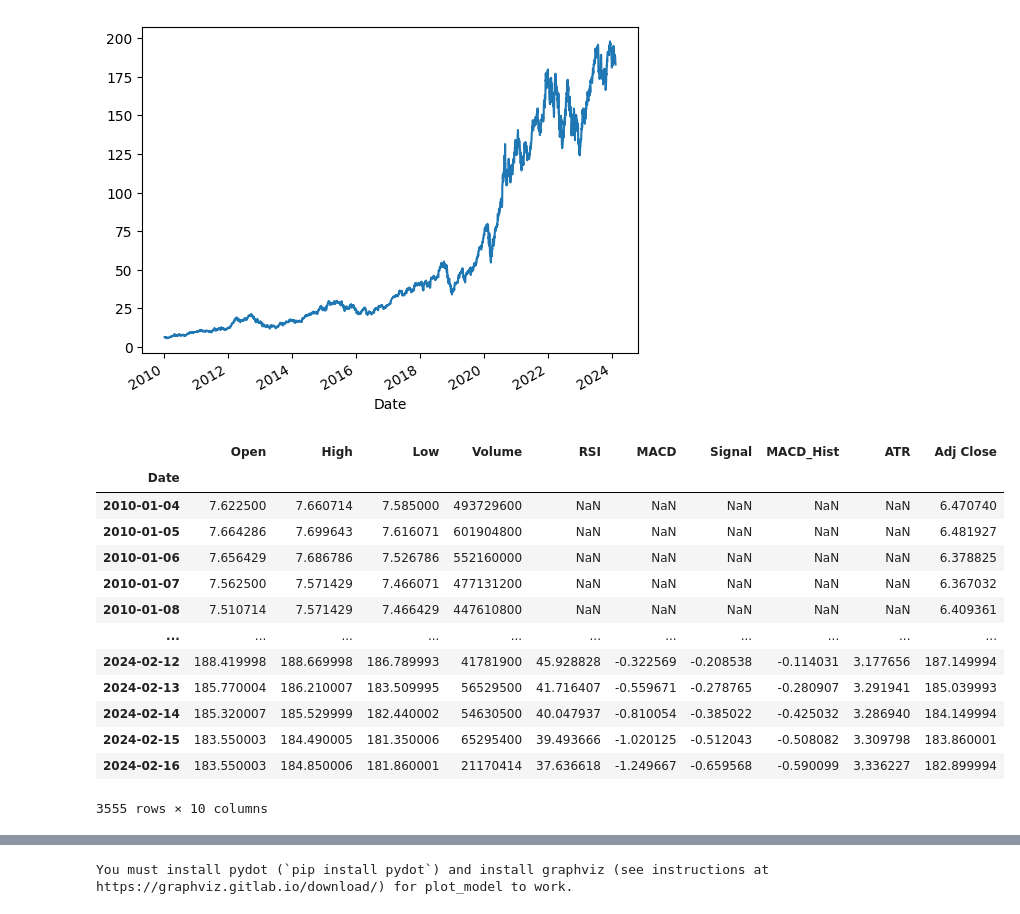
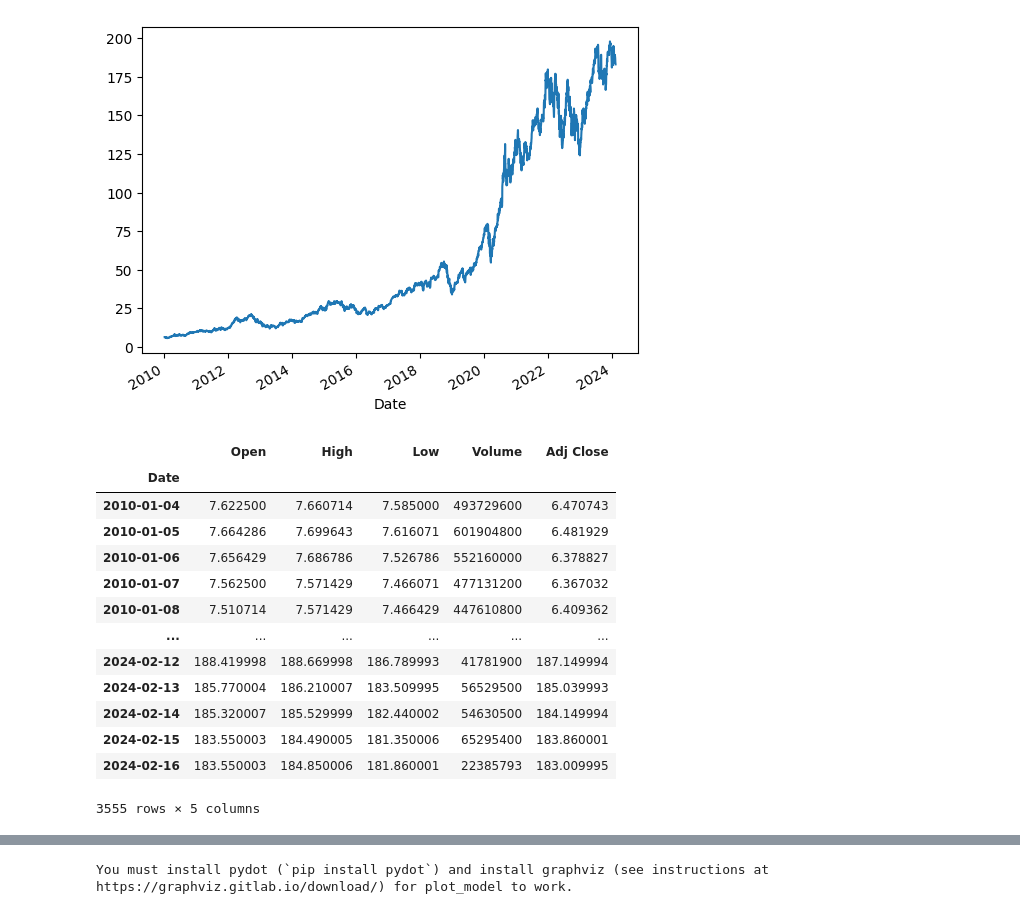
Before and after one commit to vuanhngo14/StockSage, a Jupyter notebook: stocksage_mainDraft.ipynb, the cells around one changed output, grey strips where cells are left out. Drawn from its saved outputs; the diff is of its cells as text; code cells hidden in the pictures.

```diff
--- a/stocksage_mainDraft.ipynb
+++ b/stocksage_mainDraft.ipynb
@@ -61,8 +61,8 @@ df['RSI'] = RSI(df['Close'], timeperiod=14)
 # Moving Average Convergence Divergence (MACD): Identifies trend strength and potential turning points.
 macd, signal, hist = MACD(df['Adj Close'], fastperiod=12, slowperiod=26, signalperiod=9)
 df['MACD'] = macd
-df['Signal'] = signal
-df['MACD_Hist'] = hist
+# df['Signal'] = signal
+# df['MACD_Hist'] = hist
 # %%
 # Average True Range (ATR): Measures market volatility.
 # Higher ATR values indicate higher market volatility, meaning prices are fluctuating more significantly.
@@ -91,25 +91,27 @@ df = pd.merge(df, atr_df, left_index=True, right_index=True)
 # %%
 # Re-order the data frame
 
-new_order = ["Open", "High", "Low", "Volume", "RSI", 'MACD', 'Signal',
-       'MACD_Hist', "ATR", "Adj Close"]
+# new_order = ["Open", "High", "Low", "Volume", "RSI", 'MACD', 'Signal',
+#        'MACD_Hist', "ATR", "Adj Close"]
+
+new_order = ["Open", "High", "Low", "Volume", "Adj Close"]
 df = df[new_order]
 df
 # %% [output]
-|  | Open | High | Low | Volume | RSI | MACD | Signal | MACD_Hist | ATR | Adj Close |
-| Date |  |  |  |  |  |  |  |  |  |  |
-| 2010-01-04 | 7.622500 | 7.660714 | 7.585000 | 493729600 | NaN | NaN | NaN | NaN | NaN | 6.470740 |
-| 2010-01-05 | 7.664286 | 7.699643 | 7.616071 | 601904800 | NaN | NaN | NaN | NaN | NaN | 6.481927 |
-| 2010-01-06 | 7.656429 | 7.686786 | 7.526786 | 552160000 | NaN | NaN | NaN | NaN | NaN | 6.378825 |
-| 2010-01-07 | 7.562500 | 7.571429 | 7.466071 | 477131200 | NaN | NaN | NaN | NaN | NaN | 6.367032 |
-| 2010-01-08 | 7.510714 | 7.571429 | 7.466429 | 447610800 | NaN | NaN | NaN | NaN | NaN | 6.409361 |
-| ... | ... | ... | ... | ... | ... | ... | ... | ... | ... | ... |
-| 2024-02-12 | 188.419998 | 188.669998 | 186.789993 | 41781900 | 45.928828 | -0.322569 | -0.208538 | -0.114031 | 3.177656 | 187.149994 |
-| 2024-02-13 | 185.770004 | 186.210007 | 183.509995 | 56529500 | 41.716407 | -0.559671 | -0.278765 | -0.280907 | 3.291941 | 185.039993 |
-| 2024-02-14 | 185.320007 | 185.529999 | 182.440002 | 54630500 | 40.047937 | -0.810054 | -0.385022 | -0.425032 | 3.286940 | 184.149994 |
-| 2024-02-15 | 183.550003 | 184.490005 | 181.350006 | 65295400 | 39.493666 | -1.020125 | -0.512043 | -0.508082 | 3.309798 | 183.860001 |
-| 2024-02-16 | 183.550003 | 184.850006 | 181.860001 | 21170414 | 37.636618 | -1.249667 | -0.659568 | -0.590099 | 3.336227 | 182.899994 |
+|  | Open | High | Low | Volume | Adj Close |
+| Date |  |  |  |  |  |
+| 2010-01-04 | 7.622500 | 7.660714 | 7.585000 | 493729600 | 6.470743 |
+| 2010-01-05 | 7.664286 | 7.699643 | 7.616071 | 601904800 | 6.481929 |
+| 2010-01-06 | 7.656429 | 7.686786 | 7.526786 | 552160000 | 6.378827 |
+| 2010-01-07 | 7.562500 | 7.571429 | 7.466071 | 477131200 | 6.367032 |
+| 2010-01-08 | 7.510714 | 7.571429 | 7.466429 | 447610800 | 6.409362 |
+| ... | ... | ... | ... | ... | ... |
+| 2024-02-12 | 188.419998 | 188.669998 | 186.789993 | 41781900 | 187.149994 |
+| 2024-02-13 | 185.770004 | 186.210007 | 183.509995 | 56529500 | 185.039993 |
+| 2024-02-14 | 185.320007 | 185.529999 | 182.440002 | 54630500 | 184.149994 |
+| 2024-02-15 | 183.550003 | 184.490005 | 181.350006 | 65295400 | 183.860001 |
+| 2024-02-16 | 183.550003 | 184.850006 | 181.860001 | 22385793 | 183.009995 |
-3555 rows × 10 columns
+3555 rows × 5 columns
 # %%
 # Drop null values
 df.dropna(inplace=True)
```
Also changed, not shown: parts of 8 cells of this notebook.
